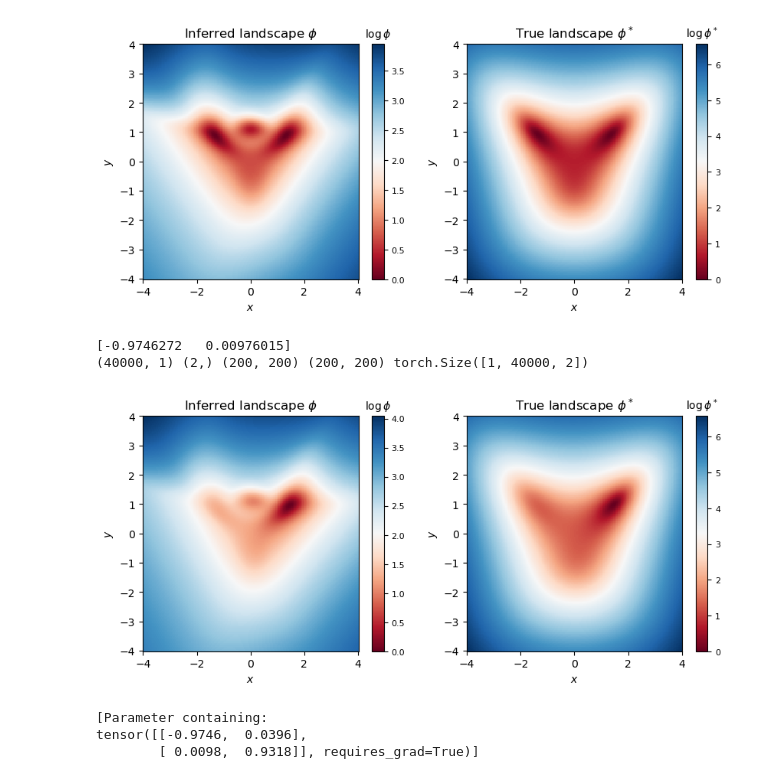
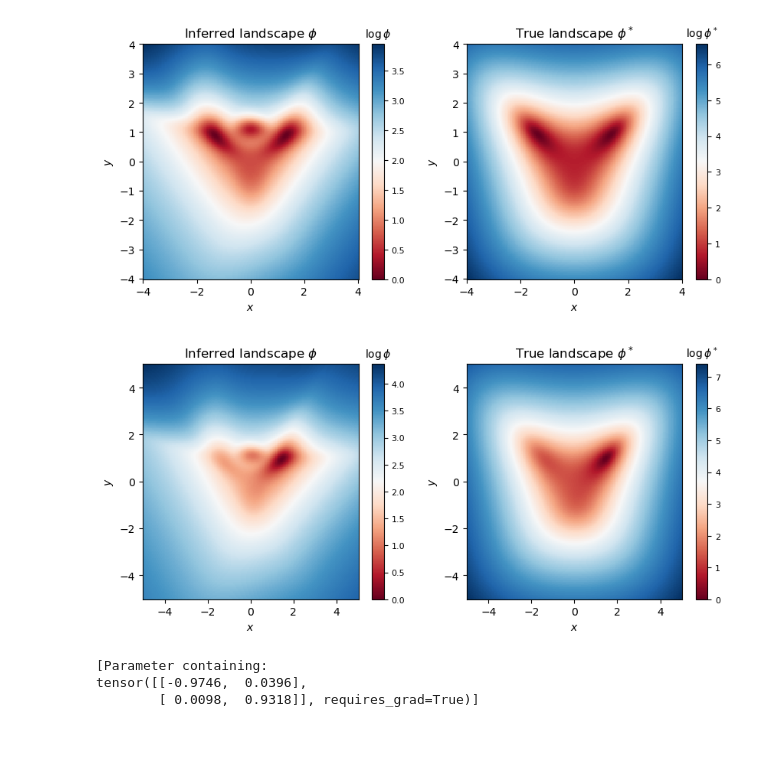
Before and after one commit to AddisonHowe/phiml, a Jupyter notebook: model_eval.ipynb, the cells around one changed output. Cells and saved outputs as stored; diff of their text form; code cells hidden in the pictures; blank space fills up the shorter version.

```diff
--- a/model_eval.ipynb
+++ b/model_eval.ipynb
@@ -98,7 +98,7 @@ model.eval();
 ## Plot of the force field
 # %%
 # State space
-r = 5
+r = 2
 x = np.linspace(-r, r, 20)
 y = np.linspace(-r, r, 20)
 xs, ys = np.meshgrid(x, y)
@@ -111,7 +111,7 @@ p0 = [0, 0]
 p1 = [0, 1]
 
 # Evaluation time
-t = 10
+t = 0
 
 signal_params = np.array([tcrit, *p0, *p1])
 signal_params = torch.tensor([signal_params], dtype=torch.float32)
@@ -304,7 +303,7 @@ cbar.ax.tick_params(labelsize=8)
 # %% [output]
 [figure]
 # %%
-r = 4  # box radius
+r = 5  # box radius
 res = 200  # resolution
 signal = [1, 0]  # signal
 
@@ -320,8 +319,6 @@ z = torch.tensor([z], dtype=torch.float32, requires_grad=True)
 
 phi = model.phi(z).detach().numpy()[0]
 tilt = model.grad_tilt(tt, signal_params).detach().numpy()[0]
-print(tilt)
-print(phi.shape, tilt.shape, xs.shape, ys.shape, z.shape)
 phi = phi.reshape(xs.shape) + xs*tilt[0] + ys*tilt[1]
 
 phi_star = func_phi_star(xs, ys, signal[0], signal[1])
@@ -337,36 +334,34 @@ ax = axes[0]
 sc = ax.pcolormesh(
     xs, ys, phi.reshape(xs.shape),
     cmap='RdBu',
     vmin=phi.min(), vmax=phi.max()
 )
 
 ax.set_xlabel(f"$x$")
 ax.set_ylabel(f"$y$")
 ax.set_title(f"Inferred landscape $\phi$")
 
 cbar = plt.colorbar(sc)
 cbar.ax.set_title("$\log\phi$", size=10)
 cbar.ax.tick_params(labelsize=8)
 
 # Plot true landscape (TILTED)
 ax = axes[1]
 sc = ax.pcolormesh(
     xs, ys, phi_star.reshape(xs.shape),
     cmap='RdBu',
     vmin=phi_star.min(), vmax=phi_star.max()
 )
 
 ax.set_xlabel(f"$x$")
 ax.set_ylabel(f"$y$")
 ax.set_title(f"True landscape $\phi^*$")
 
 cbar = plt.colorbar(sc)
 cbar.ax.set_title("$\log\phi^*$", size=10)
 cbar.ax.tick_params(labelsize=8)
 # %% [output]
-[-0.9746272   0.00976015]
-(40000, 1) (2,) (200, 200) (200, 200) torch.Size([1, 40000, 2])
-[figure, old version]
+[figure, new version]
 # %%
 tilt_params = list(model.tilt_nn.parameters())
 print(tilt_params)
```
Also changed, not shown: parts of 7 cells of this notebook, 1 other file.
